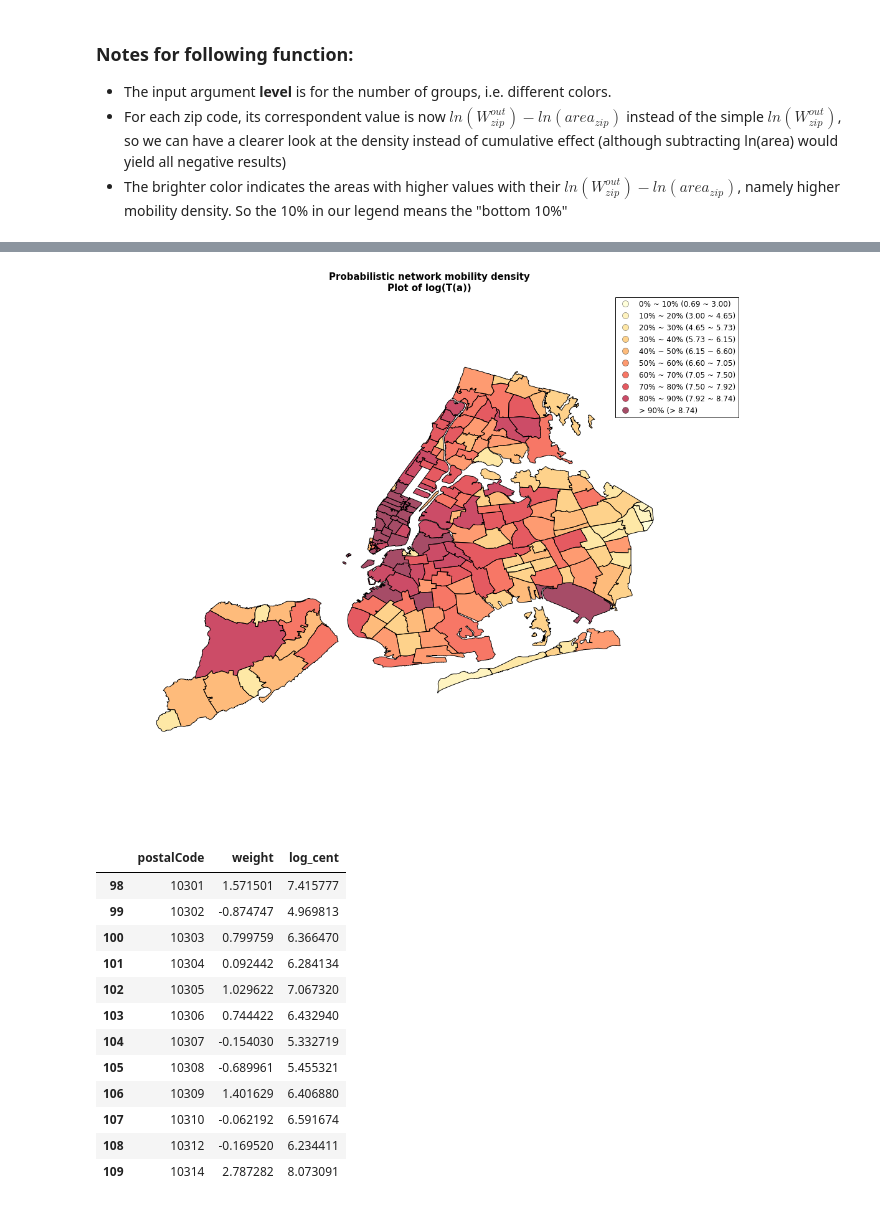
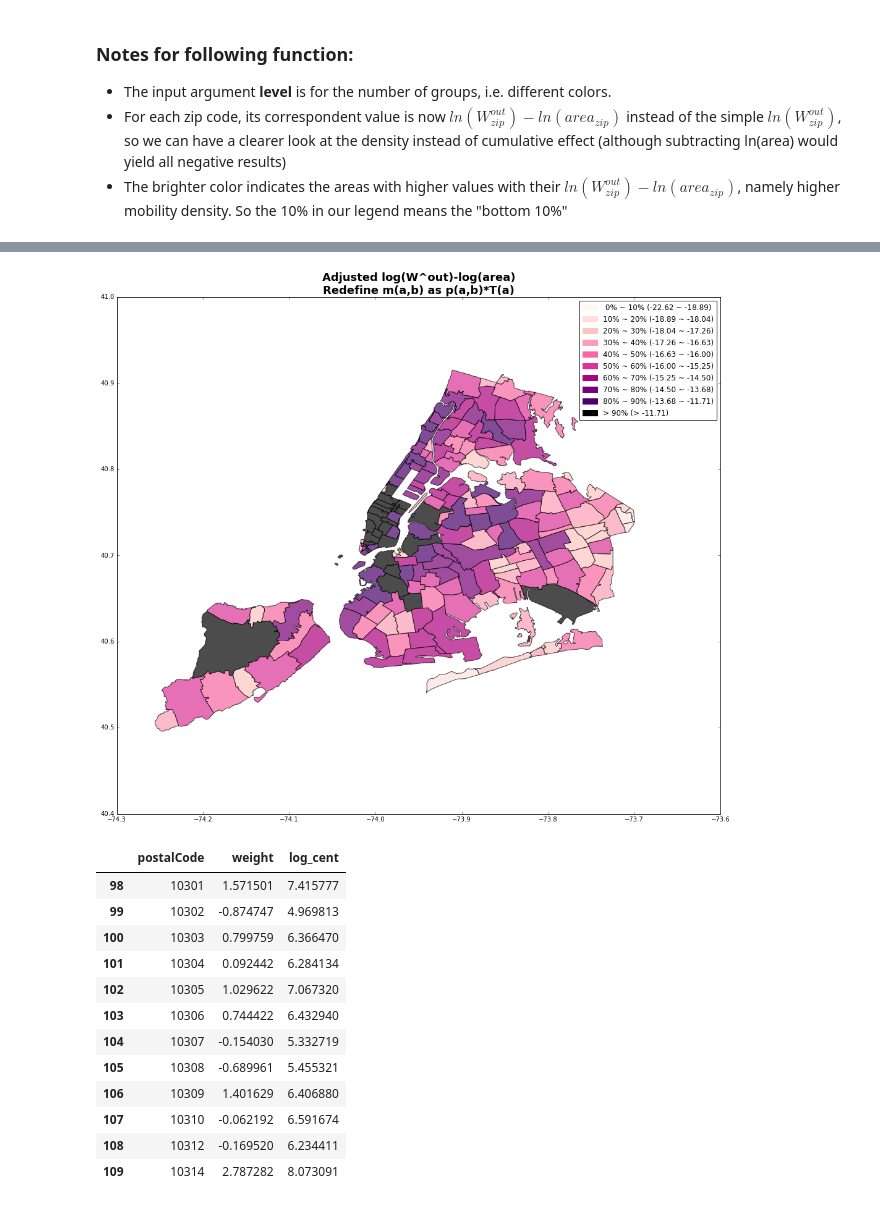
Before and after one commit to Fomyther/NYC-Twitter-Activities, a Jupyter notebook: GravityModel.ipynb, the cells around one changed output, grey strips where cells are left out. Saved outputs shown, nothing was run; the diff lists cells and outputs as text; code cells hidden in the pictures.

```diff
--- a/GravityModel.ipynb
+++ b/GravityModel.ipynb
@@ -28,9 +94,9 @@ GM.PlotMapPart(fig1, GM.W_out2, title = 'Probabilistic network mobility density\
-# %%
-fig2 = plt.figure(figsize=(18,15))
-GM.PlotMapPart(fig2, GM.DF_Wout2_adj.iloc[:,[0,2]], title = 'Probabilistic network mobility density\nPlot of log(T(a))',
-               size = 111, levels = 10, cmap = 'YlOrRd')
-# %% [output]
-[figure, removed]
+# %%
+fig3 = plt.figure(figsize=(18,15))
+PlotMap(GM.DF_Wout2_adj, fig3, key = 'weight', cmap_name='RdPu',
+        title = 'Adjusted log(W^out)-log(area)\nRedefine m(a,b) as p(a,b)*T(a)', density=1)
+# %% [output]
+[figure, added]
 # %%
 a = GM.DF_Wout2[(10301 <= GM.DF_Wout2.postalCode)& (GM.DF_Wout2.postalCode <= 10314)]
 a
```
Also changed, not shown: parts of 6 cells of this notebook.
